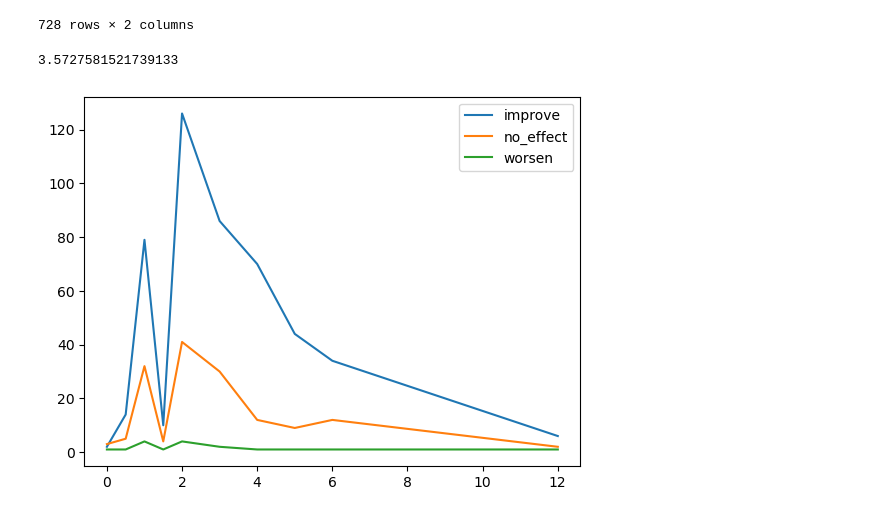
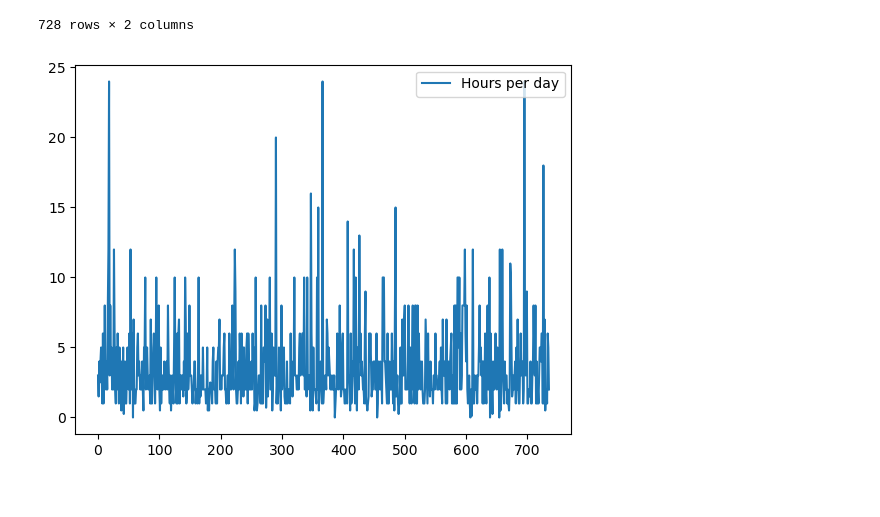
Before and after one commit to TheWizler/project1_group_10, a Jupyter notebook: gabriela's_work/Q1.ipynb, the cells around one changed output. Cells and saved outputs as stored; diff of their text form; code cells hidden in the pictures.

```diff
--- a/gabriela's_work/Q1.ipynb
+++ b/gabriela's_work/Q1.ipynb
@@ -479,17 +588,8 @@ line_data.set_index(['Hours per day']).dropna()
 | 5.0 | Classical | Improve |
 | 2.0 | Hip hop | Improve |
 728 rows × 2 columns
-# %%
-line_data["Hours per day"].mean()
-# %% [output]
-3.5727581521739133
 # %%
-# Data
-data = {
-    'Hours per day': [0.0, 0.5, 1.0, 1.5, 2.0, 3.0, 4.0, 5.0, 6.0, 12.0],
-    'Improve': [2.0, 14.0, 79.0, 10.0, 126.0, 86.0, 70.0, 44.0, 34.0, 6.0],
-    'No Effect': [3.0, 5.0, 32.0, 4.0, 41.0, 30.0, 12.0, 9.0, 12.0, 2.0],
-    'Worsen': [1.0, 1.0, 4.0, 1.0, 4.0, 2.0, 1.0, 1.0, 1.0, 1.0]
-lines = plot_data.plot.line()
+
+lines =line_data.plot.line()
 # %% [output]
-[figure, old version]
+[figure, new version]
```
Also changed, not shown: parts of 14 cells of this notebook, 3 other files.
